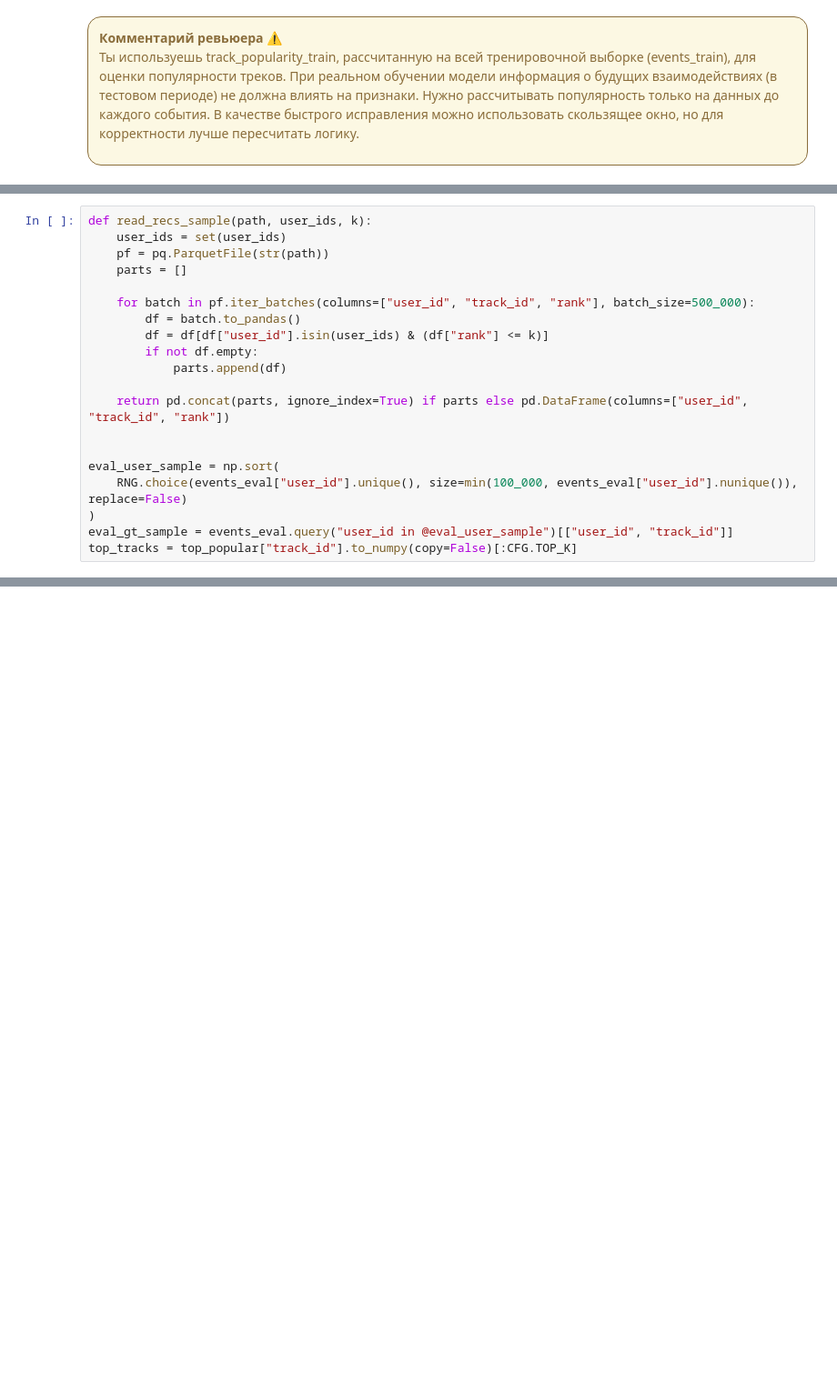
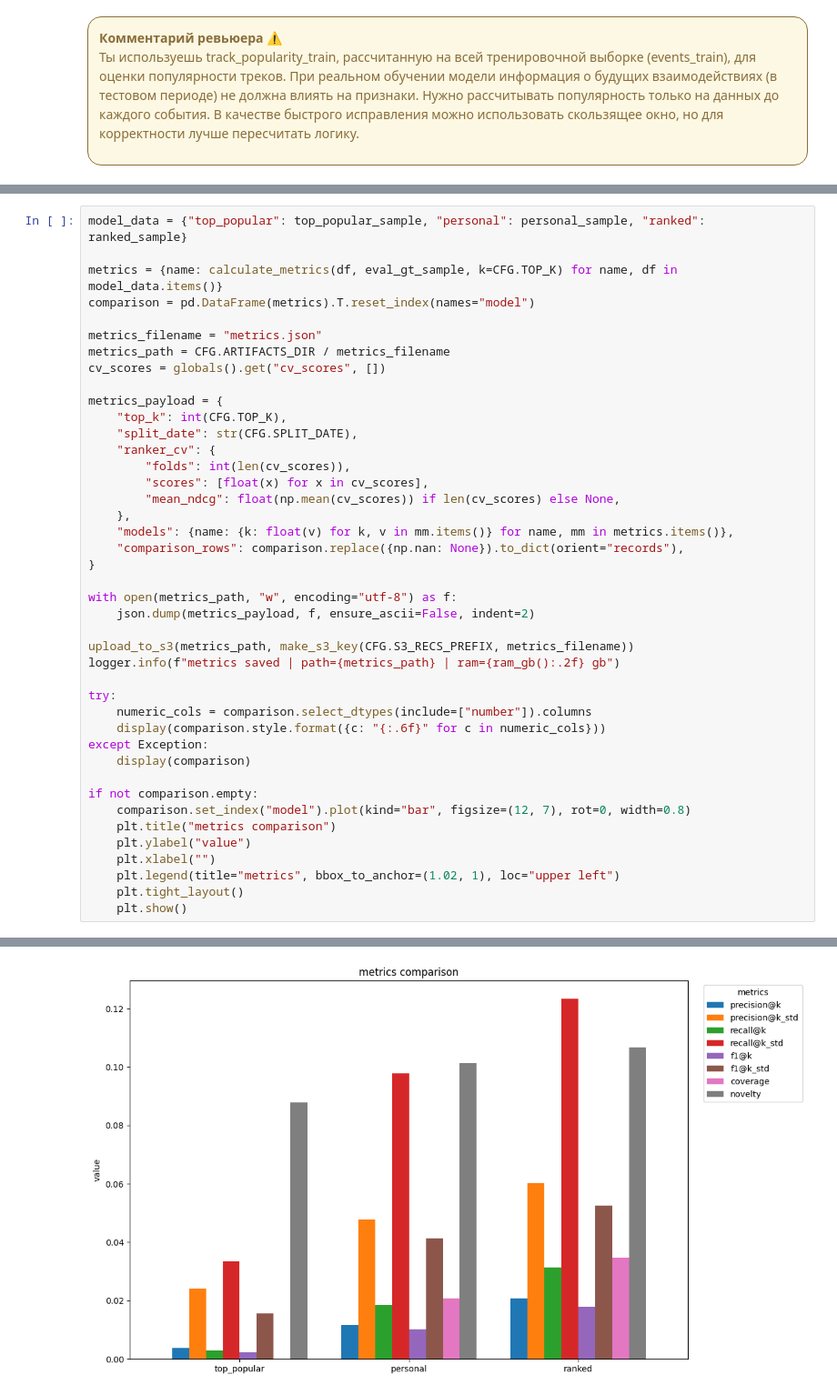
Before and after one commit to whois-cat/mle-project-sprint-4-v001, a Jupyter notebook: recommendations.ipynb, the cells around one changed output, grey strips where cells are left out. Shown at 91% size. Cells and saved outputs as stored; diff of their text form; blank space fills up the shorter version.

```diff
--- a/recommendations.ipynb
+++ b/recommendations.ipynb
@@ -1242,20 +965,0 @@ def calculate_metrics(recs, gt, k=10):
-# %%
-def read_recs_sample(path, user_ids, k):
-    user_ids = set(user_ids)
-    pf = pq.ParquetFile(str(path))
-    parts = []
-
-    for batch in pf.iter_batches(columns=["user_id", "track_id", "rank"], batch_size=500_000):
-        df = batch.to_pandas()
-        df = df[df["user_id"].isin(user_ids) & (df["rank"] <= k)]
-        if not df.empty:
-            parts.append(df)
-
-    return pd.concat(parts, ignore_index=True) if parts else pd.DataFrame(columns=["user_id", "track_id", "rank"])
-
-
-eval_user_sample = np.sort(
-    RNG.choice(events_eval["user_id"].unique(), size=min(100_000, events_eval["user_id"].nunique()), replace=False)
-)
-eval_gt_sample = events_eval.query("user_id in @eval_user_sample")[["user_id", "track_id"]]
-top_tracks = top_popular["track_id"].to_numpy(copy=False)[:CFG.TOP_K]
@@ -1315,0 +1212,43 @@ plt.show()
+# %%
+model_data = {"top_popular": top_popular_sample, "personal": personal_sample, "ranked": ranked_sample}
+
+metrics = {name: calculate_metrics(df, eval_gt_sample, k=CFG.TOP_K) for name, df in model_data.items()}
+comparison = pd.DataFrame(metrics).T.reset_index(names="model")
+
+metrics_filename = "metrics.json"
+metrics_path = CFG.ARTIFACTS_DIR / metrics_filename
+cv_scores = globals().get("cv_scores", [])
+
+metrics_payload = {
+    "top_k": int(CFG.TOP_K),
+    "split_date": str(CFG.SPLIT_DATE),
+    "ranker_cv": {
+        "folds": int(len(cv_scores)),
+        "scores": [float(x) for x in cv_scores],
+        "mean_ndcg": float(np.mean(cv_scores)) if len(cv_scores) else None,
+    },
+    "models": {name: {k: float(v) for k, v in mm.items()} for name, mm in metrics.items()},
+    "comparison_rows": comparison.replace({np.nan: None}).to_dict(orient="records"),
+}
+
+with open(metrics_path, "w", encoding="utf-8") as f:
+    json.dump(metrics_payload, f, ensure_ascii=False, indent=2)
+
+upload_to_s3(metrics_path, make_s3_key(CFG.S3_RECS_PREFIX, metrics_filename))
+logger.info(f"metrics saved | path={metrics_path} | ram={ram_gb():.2f} gb")
+
+try:
+    numeric_cols = comparison.select_dtypes(include=["number"]).columns
+    display(comparison.style.format({c: "{:.6f}" for c in numeric_cols}))
+except Exception:
+    display(comparison)
+
+if not comparison.empty:
+    comparison.set_index("model").plot(kind="bar", figsize=(12, 7), rot=0, width=0.8)
+    plt.title("metrics comparison")
+    plt.ylabel("value")
+    plt.xlabel("")
+    plt.legend(title="metrics", bbox_to_anchor=(1.02, 1), loc="upper left")
+    plt.tight_layout()
+    plt.show()
+# %% [output]
@@ -1315,0 +1261 @@ plt.show()
+[figure, added]
```
Also changed, not shown: parts of 55 cells of this notebook.
